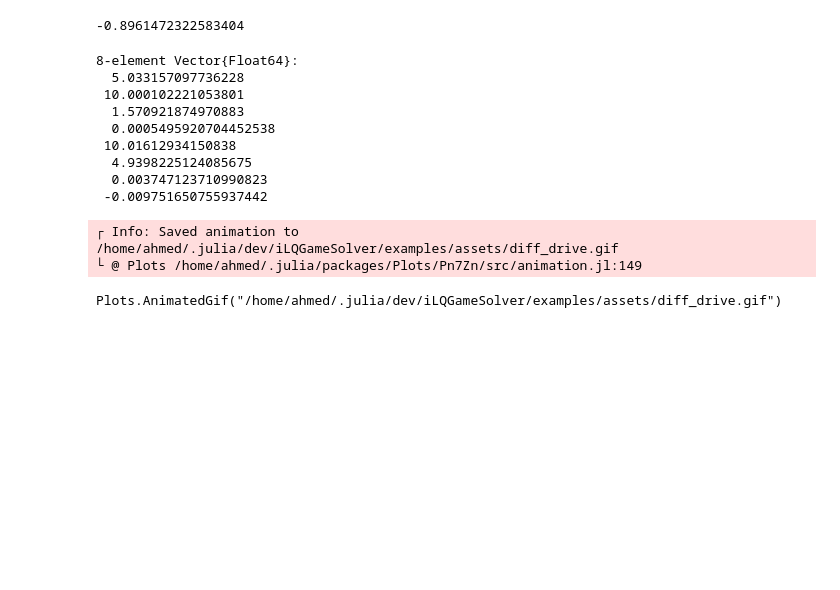
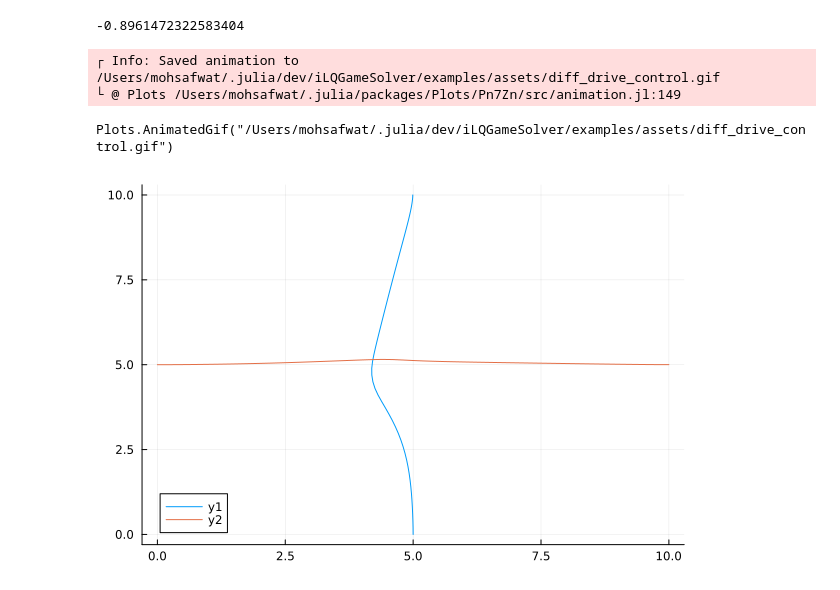
Before and after one commit to RobotJungle/iLQGameSolver.jl, a Jupyter notebook: examples/diff_drive_example.ipynb, the cells around one changed output. Cells and saved outputs as stored; diff of their text form; code cells hidden in the pictures; blank space fills up the shorter version.

Commit message:
differential drive modified

```diff
--- a/examples/diff_drive_example.ipynb
+++ b/examples/diff_drive_example.ipynb
@@ -28,9 +27,11 @@ using iLQGameSolver
 
 Where $[\dot x, \dot y, \dot \theta]$ are the state, and $[v, \omega]$ are the control inputs.
 # %%
+# Turtlebot Burger radius ≈ 0.2 m
+R = 0.2
 # Setup the problem
 dt = 0.1                    # Step size [s]
-H = 10.0                    # Horizon [s]
+H = 30.0                    # Horizon [s]
 k_steps = Int(H/dt)         # Number of steps (knot points)
 
 # Initial and final states
@@ -39,14 +40,14 @@ k_steps = Int(H/dt)         # Number of steps (knot points)
 x₀= [5.0; 0.0; pi/2; 0.0; 0.0; 5.0; 0.0; 0.0]        # Initial state
 xgoal = [5.0; 10.0; pi/2; 0.0; 10.0; 5.0; 0.0; 0.0]; # Final state
 # %%
-# Define cost matrices
+# # Define cost matrices
 
-Q1 = sparse(zeros(8,8))     # State cost for agent 1
-Q1[1:4,1:4] = 3.0*I(4)
+Q1 = sparse(zeros(6,6))     # State cost for agent 1
+Q1[1:3,1:3] = 5.0*I(3)
 Qn1 = Q1                    # Terminal cost for agent 1
 
-Q2 = sparse(zeros(8,8))     # State cost for agent 2
-Q2[5:8,5:8] = 1.0*I(4)
+Q2 = sparse(zeros(6,6))     # State cost for agent 2
+Q2[4:6,4:6] = 1.0*I(3)
 Qn2 = Q2                    # Terminal cost for agent 2
 
 R11 = 1.0*I(2)              # Control cost for player 1
@@ -54,12 +55,14 @@ R22 = 1.0*I(2)              # Contorl cost for player 2
 R12 = sparse(zeros(2,2))    # Control cost for player 1 associated with player 2's controls
 R21 = sparse(zeros(2,2))    # Control cost for player 2 associated with player 1's controls
 
-dmax = 2.0                  # Distance that both agents should keep between each other [m]
-ρ = 500.0                   # Penalty factor for violating the distance constraint
+dmax = 1.0                  # Distance that both agents should keep between each other [m]
+ρ = 100.0                   # Penalty factor for violating the distance constraint
 
 # Input constraints
+x₀    = [5.0; 0.0 ; pi/2; 0.0 ; 5.0; 0.0]        # Initial state
+xgoal = [5.0; 10.0; pi/2; 10.0; 5.0; 0.0]; # Final state
 umax = [2.0, 2.0, 2.0, 2.0]
-umin = [-2.0,-2.0, -2.0, -2.0]
+umin = [-1.0, -1.0, -1.0, -1.0]
 
 u1goal = [0.0, 0.0]
 u2goal = [0.0, 0.0];
@@ -66,39 +96,29 @@ u2goal = [0.0, 0.0];
 # %%
-xₜ, uₜ = iLQGameSolver.solveILQGame(iLQGameSolver.diff_drive, iLQGameSolver.costPointMass, x₀, xgoal, u1goal, u2goal, Q1, Q2, Qn1, Qn2, R11, R12, R21, R22, umin, umax, dmax, ρ, dt, H)
+xₜ, uₜ = iLQGameSolver.solveILQGame(iLQGameSolver.diff_drive_3D, iLQGameSolver.costDiffDrive, x₀, xgoal, u1goal, u2goal, Q1, Q2, Qn1, Qn2, R11, R12, R21, R22, umin, umax, dmax, ρ, dt, H)
 
 @show uₜ[1,1]*cos(rad2deg(xₜ[1,3]))
 # %% [output]
 uₜ[1, 1] * cos(rad2deg(xₜ[1, 3])) = -0.8961472322583404
 -0.8961472322583404
-# %%
-xₜ[end,:]
-# %% [output]
-8-element Vector{Float64}:
-  5.033157097736228
- 10.000102221053801
-  1.570921874970883
-  0.0005495920704452538
- 10.01612934150838
-  4.9398225124085675
-  0.003747123710990823
- -0.009751650755937442
 # %%
 # Animation of the solution. GIF is saved in the assets folder.
 
 anim = @animate for t in 1:k_steps
-    scatter([xₜ[t, :][1]], [xₜ[t, :][2]], m = (:circle, 12),
+    scatter([xₜ[t, :][1]], [xₜ[t, :][2]], m = (:circle, 8),
     xlims = (-1, 11),
     ylims = (-1, 11),
     legend = false)
-    scatter!([xₜ[t, :][5]], [xₜ[t, :][6]], m = (:circle, 12))
+    scatter!([xₜ[t, :][4]], [xₜ[t, :][5]], m = (:circle, 8))
     plot!([xgoal[1]], [xgoal[2]], m = (:cross, 12, :black))
-    plot!([xgoal[5]], [xgoal[6]], m = (:cross, 12, :red))
+    plot!([xgoal[4]], [xgoal[5]], m = (:cross, 12, :red))
 end every 1;
-gif(anim, "assets/diff_drive.gif")
+gif(anim, "assets/diff_drive_control.gif")
 # %% [output]
-┌ Info: Saved animation to /home/ahmed/.julia/dev/iLQGameSolver/examples/assets/diff_drive.gif
-└ @ Plots /home/ahmed/.julia/packages/Plots/Pn7Zn/src/animation.jl:149
+┌ Info: Saved animation to /Users/mohsafwat/.julia/dev/iLQGameSolver/examples/assets/diff_drive_control.gif
+└ @ Plots /Users/mohsafwat/.julia/packages/Plots/Pn7Zn/src/animation.jl:149
-Plots.AnimatedGif("/home/ahmed/.julia/dev/iLQGameSolver/examples/assets/diff_drive.gif")
+Plots.AnimatedGif("/Users/mohsafwat/.julia/dev/iLQGameSolver/examples/assets/diff_drive_control.gif")
 # %%
 plot(xₜ[:, 1], xₜ[:, 2])
-plot!(xₜ[:, 5], xₜ[:, 6])
+plot!(xₜ[:, 4], xₜ[:, 5])
+# %% [output]
+[figure, added]
```
Also changed, not shown: parts of 3 cells of this notebook, 5 other files.
